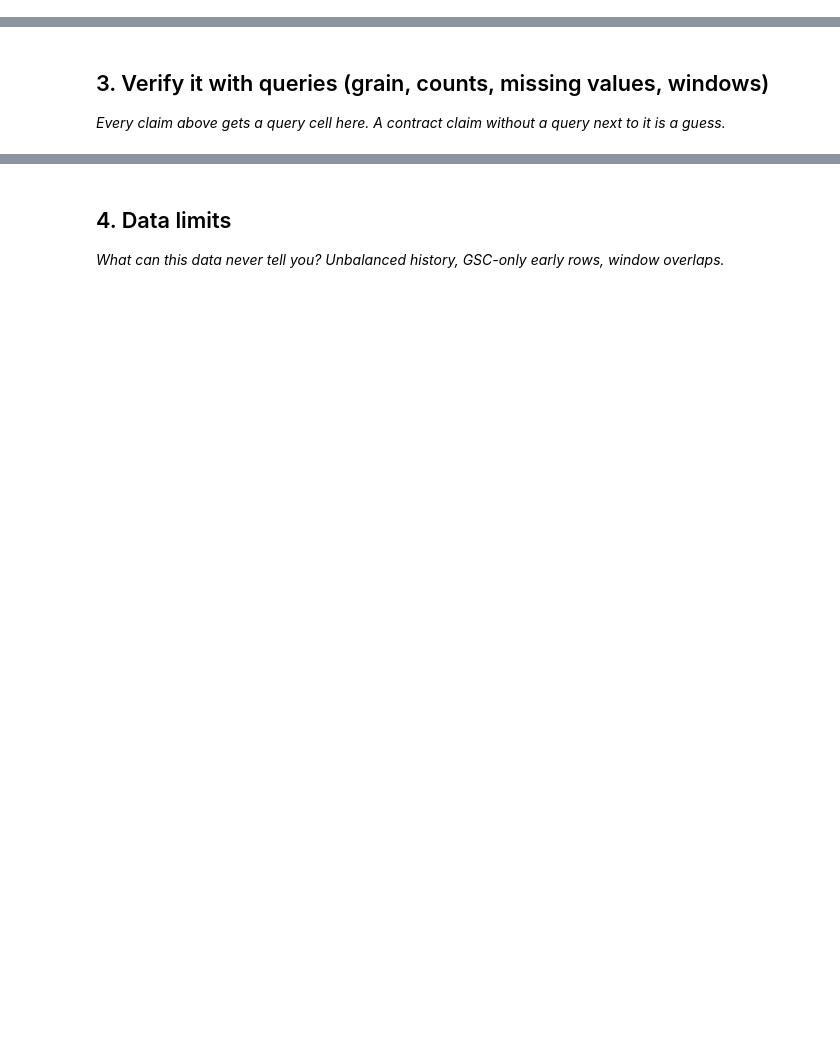
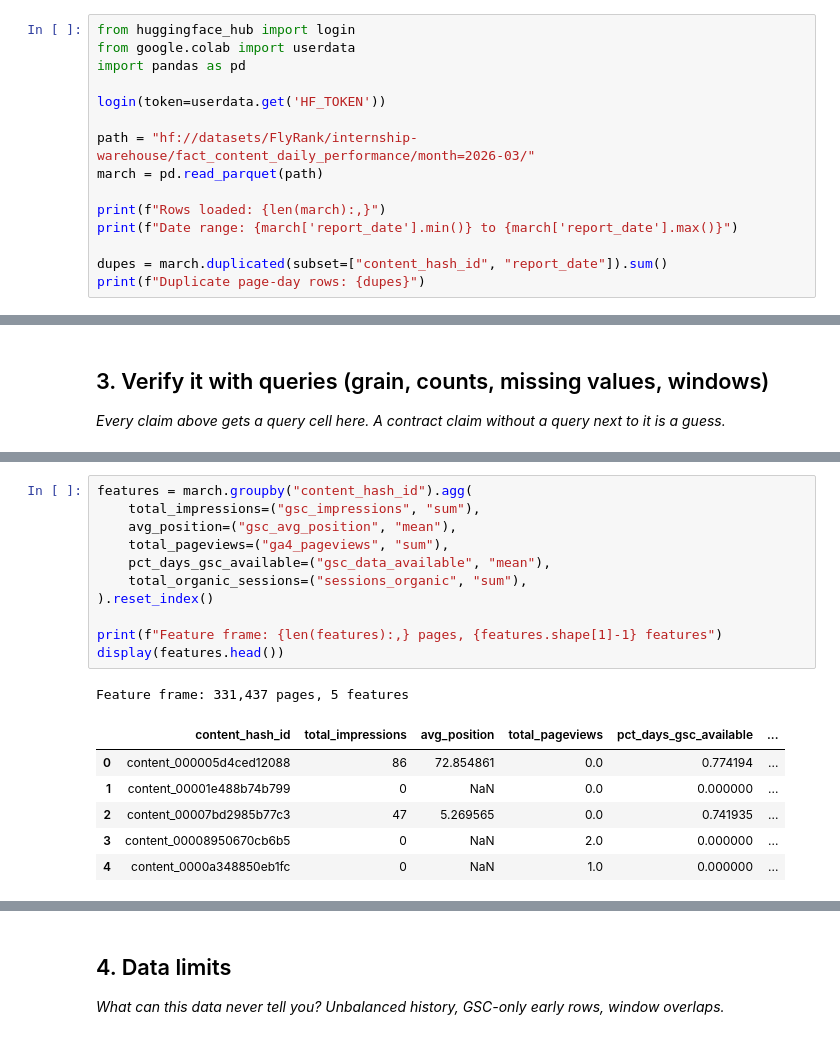
Before and after one commit to sarahibdah/Flyrank-ML-Internship-Sarah, a Jupyter notebook: work/notebooks/w03_data_contract.ipynb, the cells around one changed output, grey strips where cells are left out. Saved outputs shown, nothing was run; the diff lists cells and outputs as text; blank space fills up the shorter version.

```diff
--- a/work/notebooks/w03_data_contract.ipynb
+++ b/work/notebooks/w03_data_contract.ipynb
@@ -15,0 +17,15 @@ This skeleton is yours to fill. Work the sections **in order** — each one has
+# %%
+from huggingface_hub import login
+from google.colab import userdata
+import pandas as pd
+
+login(token=userdata.get('HF_TOKEN'))
+
+path = "hf://datasets/FlyRank/internship-warehouse/fact_content_daily_performance/month=2026-03/"
+march = pd.read_parquet(path)
+
+print(f"Rows loaded: {len(march):,}")
+print(f"Date range: {march['report_date'].min()} to {march['report_date'].max()}")
+
+dupes = march.duplicated(subset=["content_hash_id", "report_date"]).sum()
+print(f"Duplicate page-day rows: {dupes}")
@@ -29,0 +82,19 @@ This skeleton is yours to fill. Work the sections **in order** — each one has
+# %%
+features = march.groupby("content_hash_id").agg(
+    total_impressions=("gsc_impressions", "sum"),
+    avg_position=("gsc_avg_position", "mean"),
+    total_pageviews=("ga4_pageviews", "sum"),
+    pct_days_gsc_available=("gsc_data_available", "mean"),
+    total_organic_sessions=("sessions_organic", "sum"),
+).reset_index()
+
+print(f"Feature frame: {len(features):,} pages, {features.shape[1]-1} features")
+display(features.head())
+# %% [output]
+Feature frame: 331,437 pages, 5 features
+|  | content_hash_id | total_impressions | avg_position | total_pageviews | pct_days_gsc_available | ... |
+| 0 | content_000005d4ced12088 | 86 | 72.854861 | 0.0 | 0.774194 | ... |
+| 1 | content_00001e488b74b799 | 0 | NaN | 0.0 | 0.000000 | ... |
+| 2 | content_00007bd2985b77c3 | 47 | 5.269565 | 0.0 | 0.741935 | ... |
+| 3 | content_00008950670cb6b5 | 0 | NaN | 2.0 | 0.000000 | ... |
+| 4 | content_0000a348850eb1fc | 0 | NaN | 1.0 | 0.000000 | ... |
```
Also changed, not shown: parts of 18 cells of this notebook.
